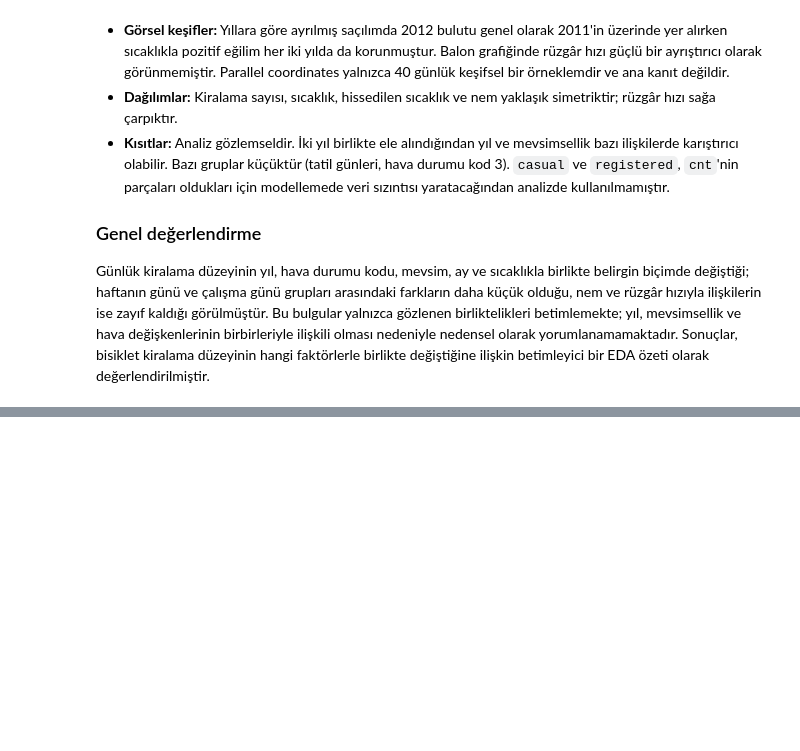
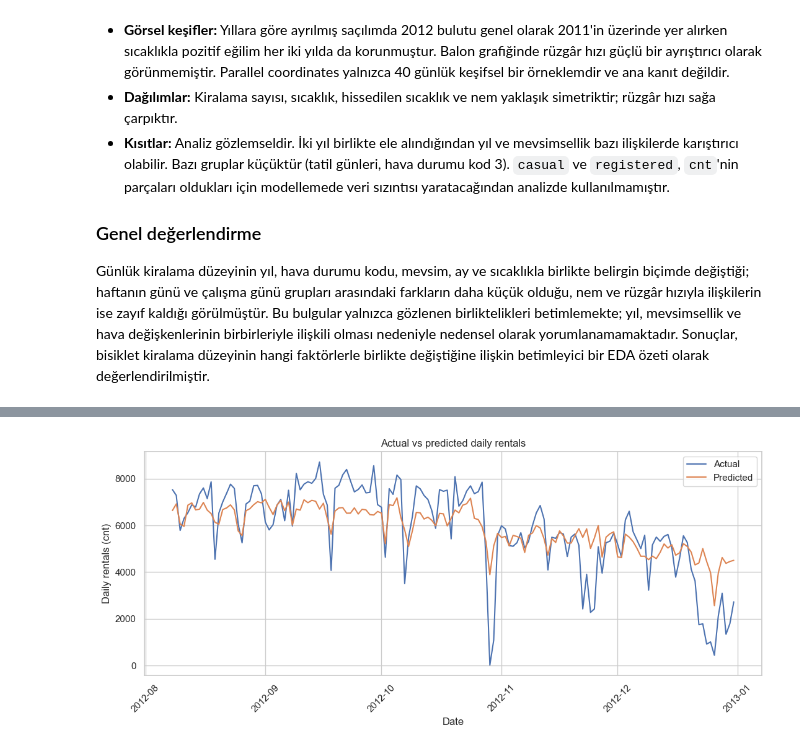
Before and after one commit to husnaaydn/bike-sharing-eda-project, a Jupyter notebook: bike_sharing_project.ipynb, the cells around one changed output, grey strips where cells are left out. Saved outputs shown, nothing was run; the diff lists cells and outputs as text; code cells hidden in the pictures; blank space fills up the shorter version.

Commit message:
Complete EDA and Linear Regression analysis

```diff
--- a/bike_sharing_project.ipynb
+++ b/bike_sharing_project.ipynb
@@ -1462,0 +1592,8 @@ Günlük kiralama düzeyinin yıl, hava durumu kodu, mevsim, ay ve sıcaklıkla
+# %%
+from sklearn.linear_model import LinearRegression
+
+model = LinearRegression()
+
+model.fit(X_train_processed, y_train)
+
+print("Linear Regression model trained.")
@@ -1462,0 +1602,5 @@ Günlük kiralama düzeyinin yıl, hava durumu kodu, mevsim, ay ve sıcaklıkla
+# %%
+y_pred = model.predict(X_test_processed)
+
+print("Prediction count:", len(y_pred))
+print("First 5 predictions:", y_pred[:5])
@@ -1462,0 +1610,8 @@ Günlük kiralama düzeyinin yıl, hava durumu kodu, mevsim, ay ve sıcaklıkla
+# %%
+comparison = pd.DataFrame({
+    "date": test_df["dteday"].values,
+    "actual_cnt": y_test.values,
+    "predicted_cnt": y_pred
+})
+
+comparison.head(10).round(2)
@@ -1462,0 +1660,25 @@ Günlük kiralama düzeyinin yıl, hava durumu kodu, mevsim, ay ve sıcaklıkla
+# %%
+fig, ax = plt.subplots(figsize=(11, 5))
+
+ax.plot(
+    comparison["date"],
+    comparison["actual_cnt"],
+    label="Actual"
+)
+
+ax.plot(
+    comparison["date"],
+    comparison["predicted_cnt"],
+    label="Predicted"
+)
+
+ax.set_xlabel("Date")
+ax.set_ylabel("Daily rentals (cnt)")
+ax.set_title("Actual vs predicted daily rentals")
+ax.legend()
+
+plt.xticks(rotation=45)
+plt.tight_layout()
+plt.show()
+# %% [output]
+[figure, added]
```
Also changed, not shown: parts of 22 cells of this notebook, 2 other files.
